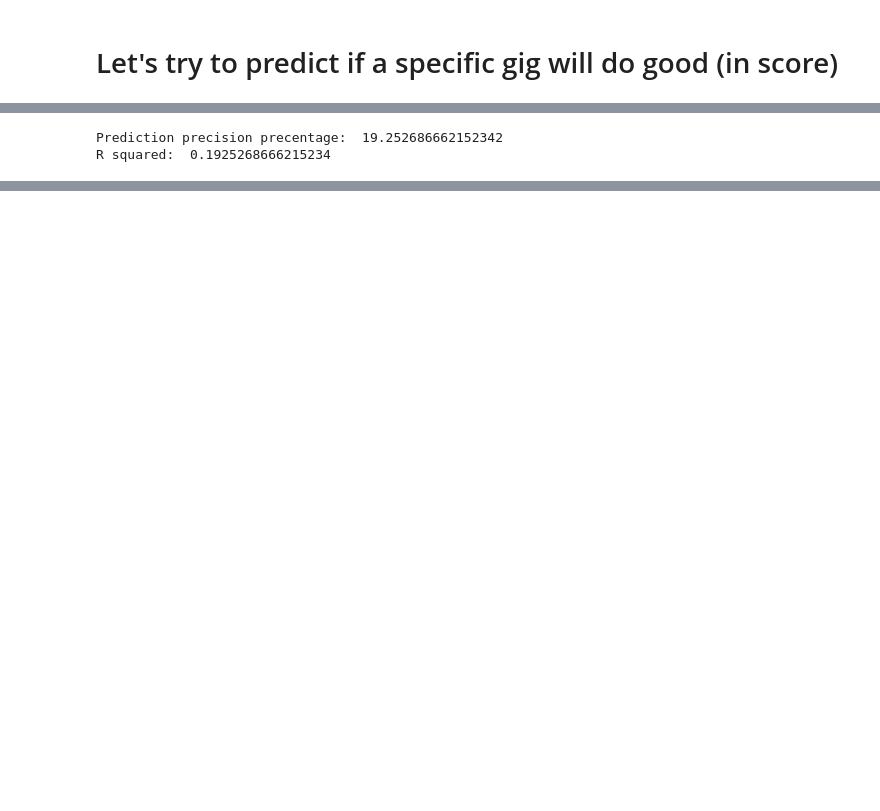
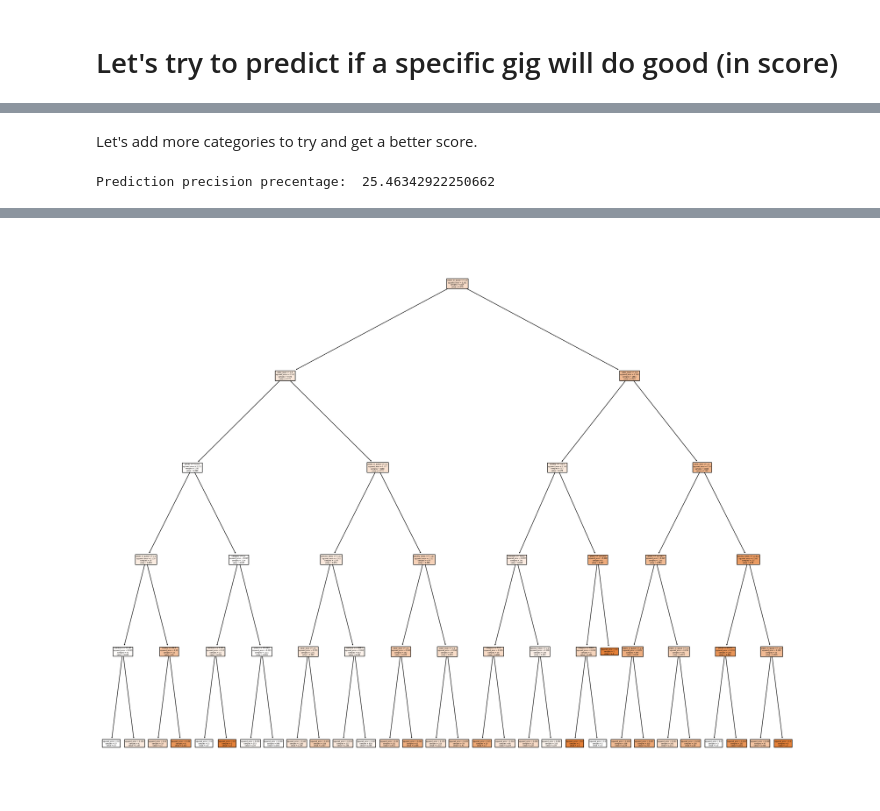
Before and after one commit to Deftera186/Fiverr-DA, a Jupyter notebook: machine_learning.ipynb, the cells around one changed output, grey strips where cells are left out. Saved outputs shown, nothing was run; the diff lists cells and outputs as text; code cells hidden in the pictures; blank space fills up the shorter version.

```diff
--- a/machine_learning.ipynb
+++ b/machine_learning.ipynb
@@ -48,47 +113,22 @@ gigs_data_cleaned.head()
+# %% [markdown]
+Let's add more categories to try and get a better score.
 # %%
-# import the gigs_data_cleaned.df (pickle) file
-
-import pandas as pd
-import numpy as np
-import matplotlib.pyplot as plt
-from sklearn.tree import DecisionTreeRegressor
-from sklearn.model_selection import train_test_split
-from sklearn.metrics import mean_squared_error
-import seaborn as sns
-import pickle
-
-# import the gigs_data_cleaned.df (pickle) file
-with open('gigs_data_cleaned.df', 'rb') as f:
-    gigs_data_cleaned = pickle.load(f)
-
-# Add the score column
-gigs_data_cleaned['rating_counts'] = pd.to_numeric(gigs_data_cleaned['rating_counts'], errors='coerce')
-gigs_data_cleaned['rating_score'] = pd.to_numeric(gigs_data_cleaned['rating_score'], errors='coerce')
-gigs_data_cleaned['score'] = gigs_data_cleaned['rating_counts'] * gigs_data_cleaned['rating_score']
-
-# calculate the median of the score column
-median = gigs_data_cleaned['score'].median()
-
-gigs_data_cleaned = gigs_data_cleaned.dropna(subset=['score'])
-
 gigs_data_cleaned['category'] = pd.Categorical(gigs_data_cleaned['category'])
 gigs_data_cleaned['country'] = pd.Categorical(gigs_data_cleaned['country'])
 gigs_data_cleaned['category'] = gigs_data_cleaned['category'].cat.codes
 gigs_data_cleaned['country'] = gigs_data_cleaned['country'].cat.codes
 
-X_train, X_test, y_train, y_test = train_test_split(gigs_data_cleaned[['category', 'country', 'seller_level', 'orders_in_queue']], gigs_data_cleaned['score'] >= median, test_size=0.2, random_state=42)
 
-model = DecisionTreeRegressor(random_state=42, max_depth=5)
+feature_names = ['seller_level', 'orders_in_queue', 'prices', 'delivery_times', 'revisions', 'category', 'country']
+X_train, X_test, y_train, y_test = train_test_split(gigs_data_cleaned[feature_names], gigs_data_cleaned['score'] >= avg, test_size=0.2, random_state=42)
+
+model = tree.DecisionTreeRegressor(random_state=42, max_depth=5)
 model.fit(X_train, y_train)
 y_pred = model.predict(X_test)
 
 # calculate prediction precision precentage in precentage
 print('Prediction precision precentage: ', model.score(X_test, y_test)*100)
 
-# calculate r squared
-print('R squared: ', model.score(X_test, y_test))
-
-gigs_data_cleaned.head()
+print_tree(model, feature_names)
 # %% [output]
-Prediction precision precentage:  19.252686662152342
-R squared:  0.1925268666215234
+Prediction precision precentage:  25.46342922250662
@@ -100,0 +135 @@ R squared:  0.1925268666215234
+[figure, added]
```
Also changed, not shown: parts of 20 cells of this notebook.
